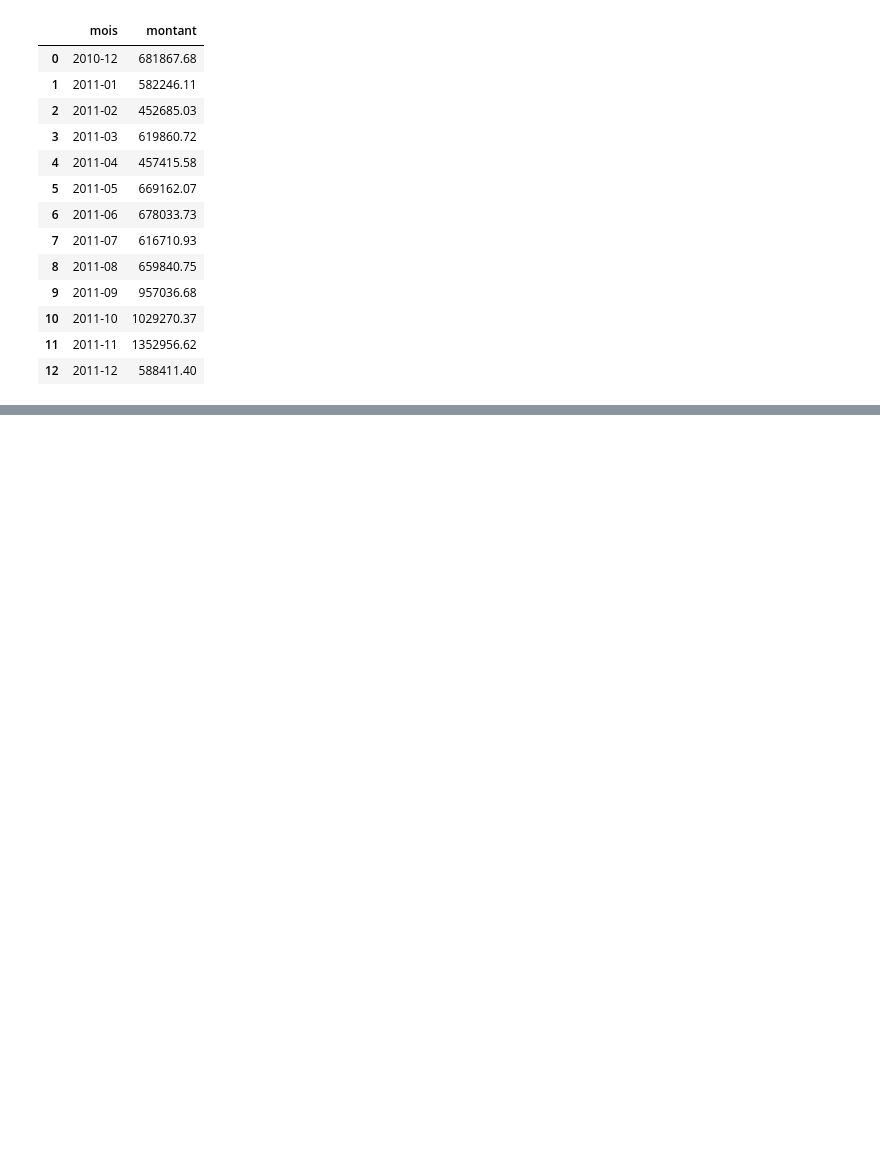
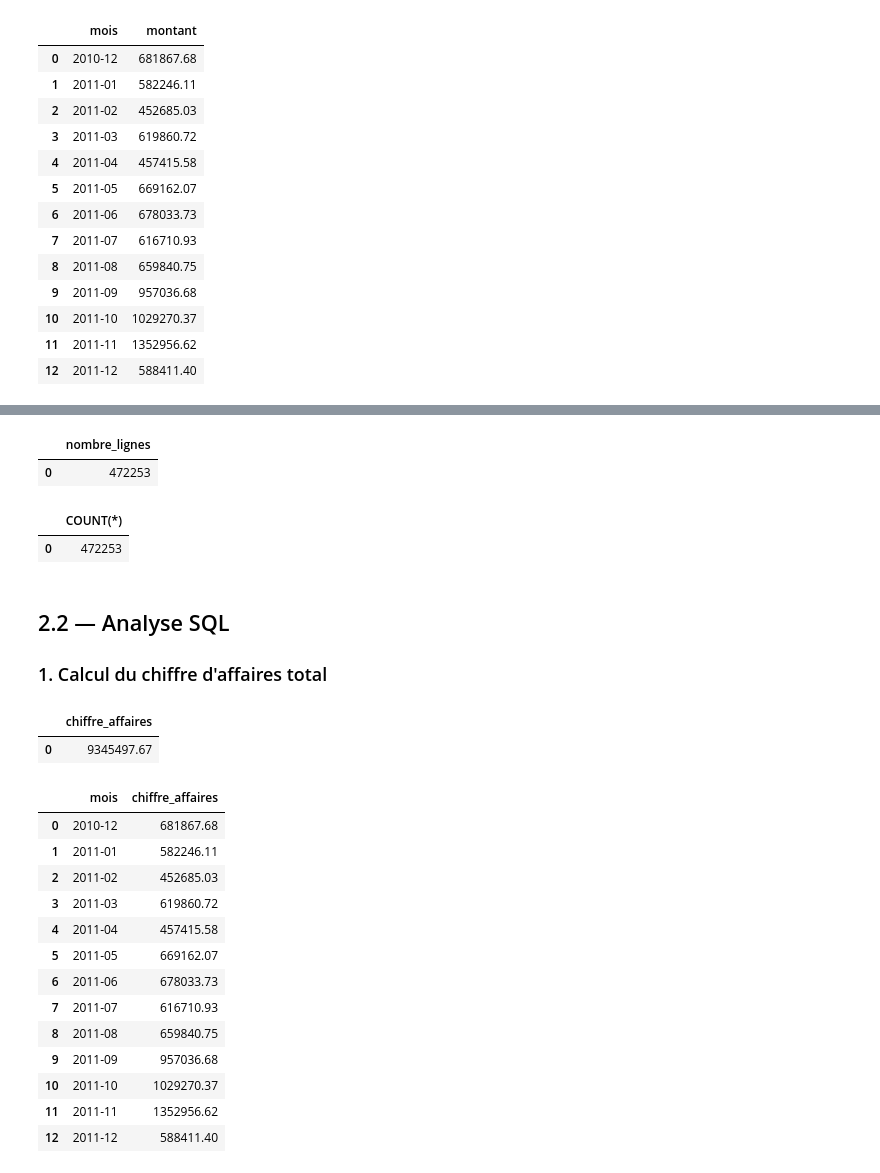
Before and after one commit to RouahiOussema/Retail-Sales-Analytics-BI, a Jupyter notebook: NoteBooks/01_exploration.ipynb, the cells around one changed output, grey strips where cells are left out. Saved outputs shown, nothing was run; the diff lists cells and outputs as text; code cells hidden in the pictures; blank space fills up the shorter version.

```diff
--- a/NoteBooks/01_exploration.ipynb
+++ b/NoteBooks/01_exploration.ipynb
@@ -513,0 +678,4 @@ Mois avec le CA le plus faible :
+# %%
+ventes = pd.read_csv("../data/clean/ventes.csv")
+
+ventes.head()
@@ -513,0 +689,3 @@ Mois avec le CA le plus faible :
+# %%
+#Créer la connexion à la base SQLite
+con = sqlite3.connect("../data/retail.db")
@@ -513,0 +708,65 @@ Mois avec le CA le plus faible :
+# %%
+#Vérifier le nombre de lignes dans la table "ventes"
+pd.read_sql(
+    "SELECT COUNT(*) AS nombre_lignes FROM ventes",
+    con
+)
+# %% [output]
+|  | nombre_lignes |
+| 0 | 472253 |
+# %%
+with open("../sql/01_verification.sql", "r", encoding="utf-8") as f:
+    requete = f.read()
+
+pd.read_sql_query(requete, con)
+# %% [output]
+|  | COUNT(*) |
+| 0 | 472253 |
+# %% [markdown]
+## 2.2 — Analyse SQL
+### 1. Calcul du chiffre d'affaires total
+# %%
+requete = """
+SELECT ROUND(SUM(montant), 2) AS chiffre_affaires
+FROM ventes;
+"""
+
+pd.read_sql_query(requete, con)
+# %% [output]
+|  | chiffre_affaires |
+| 0 | 9345497.67 |
+# %%
+## 2.3 — CTE et fonctions de fenêtrage
+### Exercice 1 — Analyse mensuelle du chiffre d'affaires
+requete = """
+WITH ventes_mensuelles AS (
+    SELECT
+        strftime('%Y-%m', InvoiceDate) AS mois,
+        SUM(montant) AS chiffre_affaires
+    FROM ventes
+    GROUP BY strftime('%Y-%m', InvoiceDate)
+)
+
+SELECT *
+FROM ventes_mensuelles
+ORDER BY mois;
+"""
+#WITH ventes_mensuelles AS : crée une CTE.
+#strftime('%Y-%m', InvoiceDate) : extrait l'année et le mois.
+
+pd.read_sql_query(requete, con)
+# %% [output]
+|  | mois | chiffre_affaires |
+| 0 | 2010-12 | 681867.68 |
+| 1 | 2011-01 | 582246.11 |
+| 2 | 2011-02 | 452685.03 |
+| 3 | 2011-03 | 619860.72 |
+| 4 | 2011-04 | 457415.58 |
+| 5 | 2011-05 | 669162.07 |
+| 6 | 2011-06 | 678033.73 |
+| 7 | 2011-07 | 616710.93 |
+| 8 | 2011-08 | 659840.75 |
+| 9 | 2011-09 | 957036.68 |
+| 10 | 2011-10 | 1029270.37 |
+| 11 | 2011-11 | 1352956.62 |
+| 12 | 2011-12 | 588411.40 |
```
Also changed, not shown: parts of 29 cells of this notebook.
